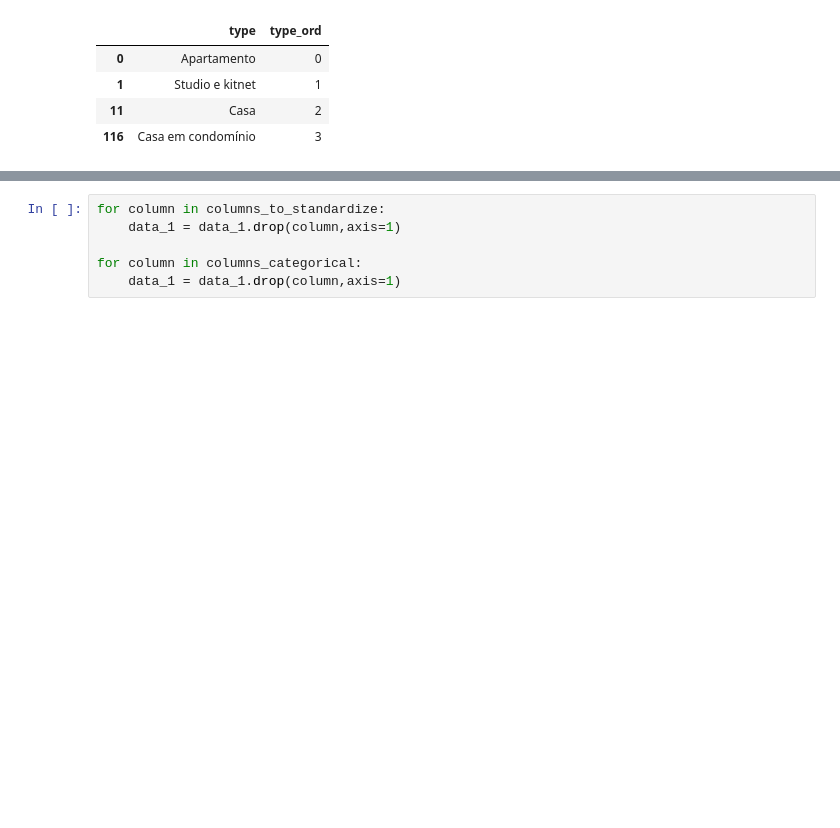
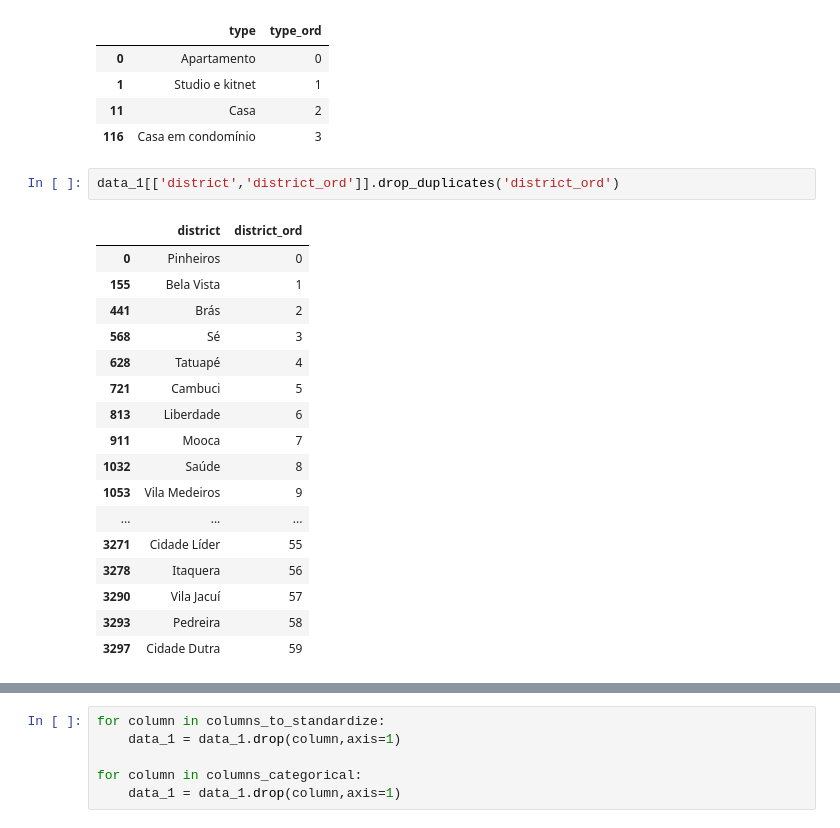
Before and after one commit to Caiombr/analise_dados_sp, a Jupyter notebook: saopaulo_precos.ipynb, the cells around one changed output, grey strips where cells are left out. Saved outputs shown, nothing was run; the diff lists cells and outputs as text; blank space fills up the shorter version.

```diff
--- a/saopaulo_precos.ipynb
+++ b/saopaulo_precos.ipynb
@@ -465,3 +463,23 @@ data_1[['type','type_ord']].drop_duplicates('type_ord')
 | 1 | Studio e kitnet | 1 |
 | 11 | Casa | 2 |
 | 116 | Casa em condomínio | 3 |
+# %%
+data_1[['district','district_ord']].drop_duplicates('district_ord')
+# %% [output]
+|  | district | district_ord |
+| 0 | Pinheiros | 0 |
+| 155 | Bela Vista | 1 |
+| 441 | Brás | 2 |
+| 568 | Sé | 3 |
+| 628 | Tatuapé | 4 |
+| 721 | Cambuci | 5 |
+| 813 | Liberdade | 6 |
+| 911 | Mooca | 7 |
+| 1032 | Saúde | 8 |
+| 1053 | Vila Medeiros | 9 |
+| ... | ... | ... |
+| 3271 | Cidade Líder | 55 |
+| 3278 | Itaquera | 56 |
+| 3290 | Vila Jacuí | 57 |
+| 3293 | Pedreira | 58 |
+| 3297 | Cidade Dutra | 59 |
```
Also changed, not shown: parts of 14 cells of this notebook, 1 other file.
